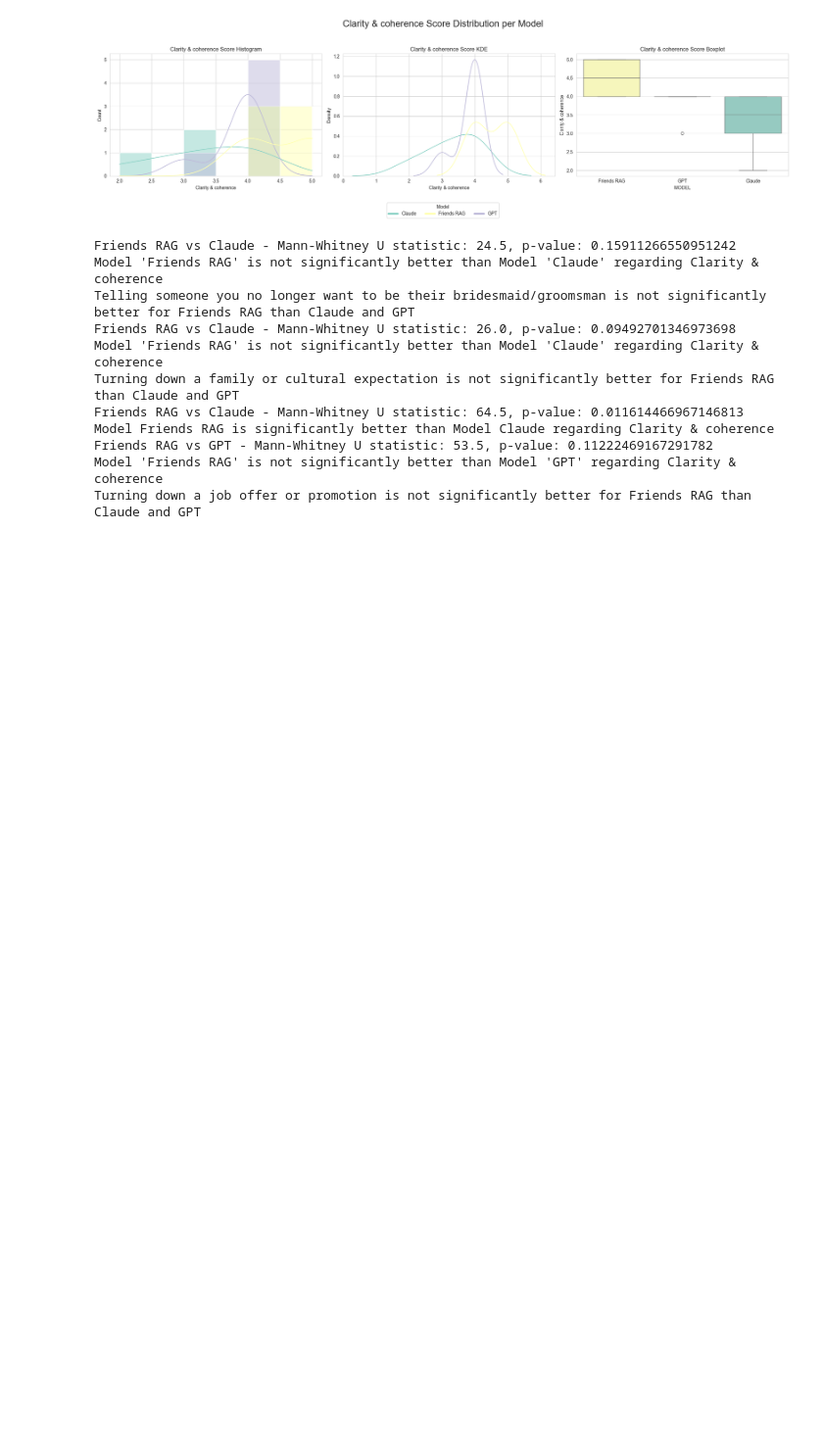
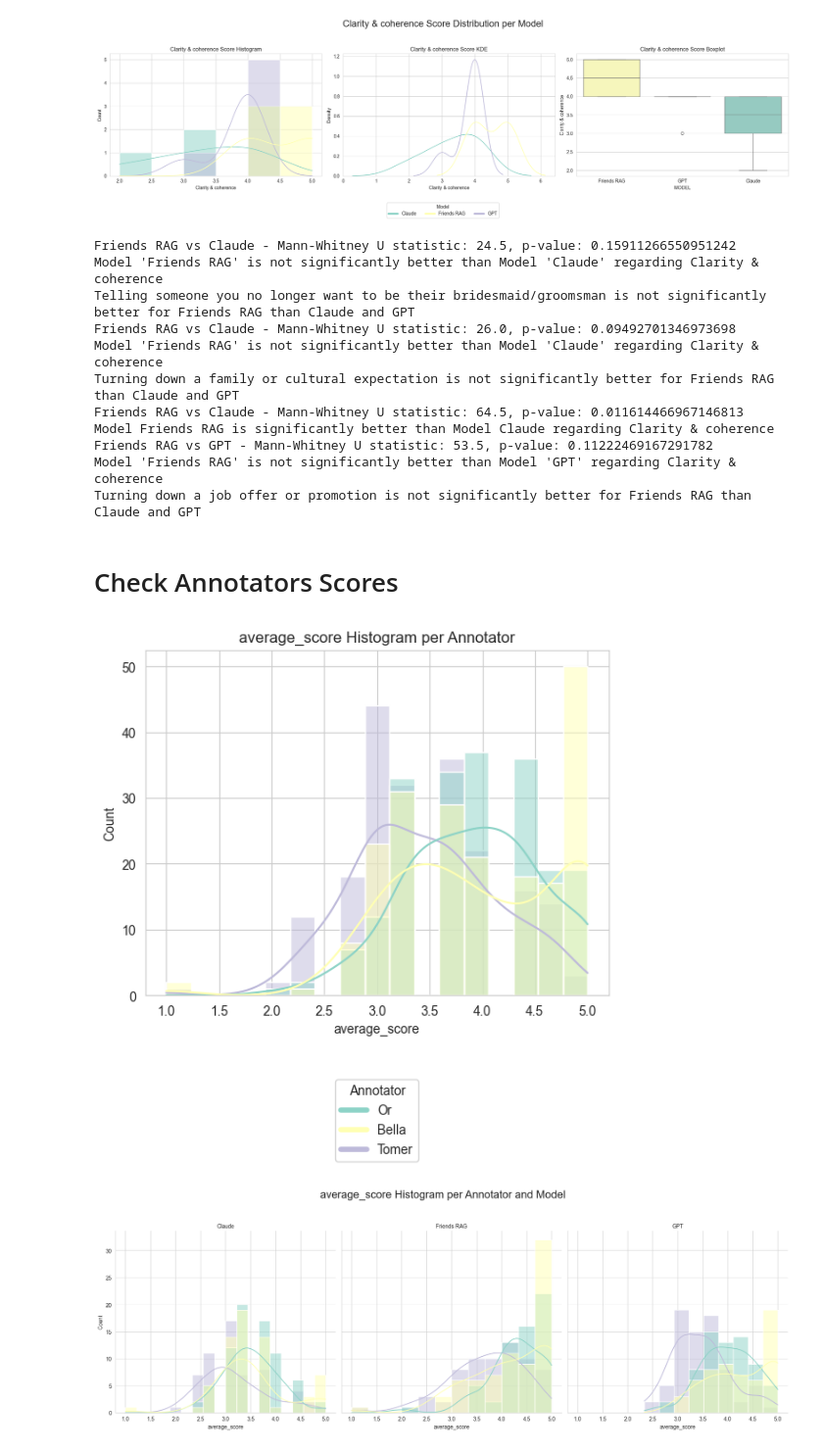
Before and after one commit to cohen-or-github/lab_final_project, a Jupyter notebook: evaluation.ipynb, the cells around one changed output. Shown at 98% size. Drawn from its saved outputs; the diff is of its cells as text; code cells hidden in the pictures; blank space fills up the shorter version.

Commit message:
Add additional file and update evaluation notebook
- Add annotation guidelines file
- Update evaluation notebook with annotators detailed evaluation and CIs

```diff
--- a/evaluation.ipynb
+++ b/evaluation.ipynb
@@ -116,7 +202,7 @@ def compare_annotators(df, rate_column=' Human-like rate'):
     """
     # Histogram of the scores per annotator
     sns.histplot(data=df, x=rate_column, hue='Annotator', kde=True, palette=annoators_map)
-    plt.title('Human Like Score Histogram per Annotator')
+    plt.title(f'{rate_column} Histogram per Annotator')
 
     # Add a custom legend outside the main histogram plot
     handles = [plt.Line2D([0], [0], color=color, lw=4) for color in annoators_map.values()]
@@ -384,3 +490,14 @@ Model Friends RAG is significantly better than Model Claude regarding Clarity &
 Friends RAG vs GPT - Mann-Whitney U statistic: 53.5, p-value: 0.11222469167291782
 Model 'Friends RAG' is not significantly better than Model 'GPT' regarding Clarity & coherence
 Turning down a job offer or promotion is not significantly better for Friends RAG than Claude and GPT
+# %% [markdown]
+# Check Annotators Scores
+# %%
+# Calculate the average score per prompt
+df['average_score'] = df[[' Human-like rate', 'Response Relevance - rate', 'Clarity & coherence']].mean(axis=1)
+# %%
+# Compare the annotators' distributions
+compare_annotators(df, rate_column='average_score')
+# %% [output]
+[figure, added]
+[figure, added]
```
Also changed, not shown: parts of 22 cells of this notebook, 1 other file.
